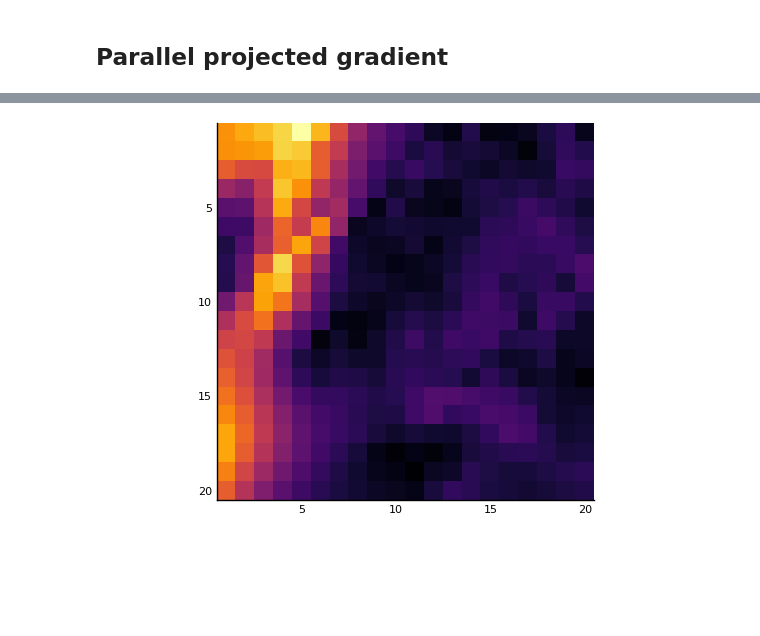
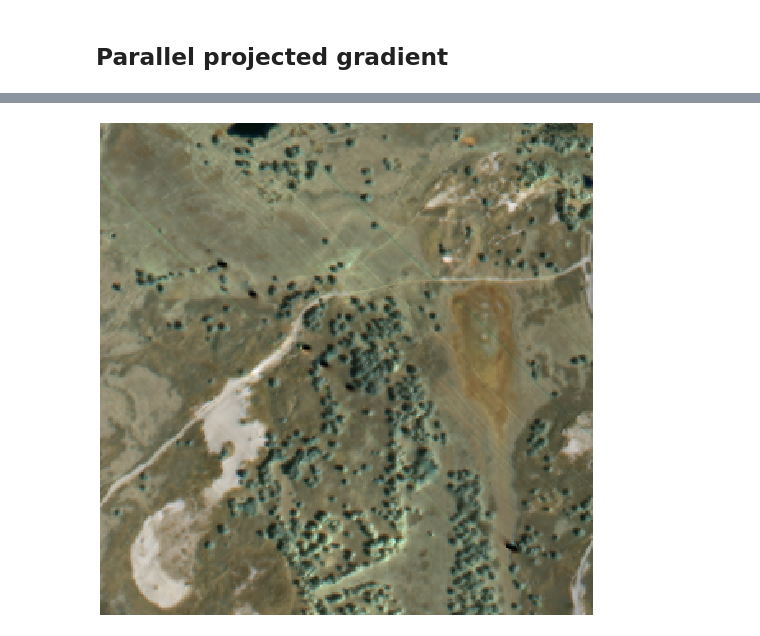
Before and after one commit to gonzaq94/Parallel-Computing-Project, a Jupyter notebook: parallel computing.ipynb, the cells around one changed output, grey strips where cells are left out. Cells and saved outputs as stored; diff of their text form; code cells hidden in the pictures; blank space fills up the shorter version.

```diff
--- a/parallel computing.ipynb
+++ b/parallel computing.ipynb
@@ -345,10 +342,11 @@ f2 = heatmap(A1,aspect_ratio=1, yflip = true,c=:inferno);
 f3 = heatmap(A2,aspect_ratio=1, yflip = true,c=:inferno);
 f4 = heatmap(A3,aspect_ratio=1, yflip = true,c=:inferno);
 f5 = heatmap(A4,aspect_ratio=1, yflip = true,c=:inferno);
-# %%
-plot(f1)
-# %% [output]
-[figure, removed]
+# %%
+p1 = colorview(RGB,permutedims(rgb,(3,1,2)));
+plot(p1, axis=nothing, border=:none, size=(500,500))
+# %% [output]
+[figure, added]
 # %%
 p=plot(f2,f3,f4,f5,layout=(2,2), axis=nothing, border=:none, size=(1000,1000));
 p.subplots[1].attr[:title]="Gravel";
```
Also changed, not shown: parts of 22 cells of this notebook.
